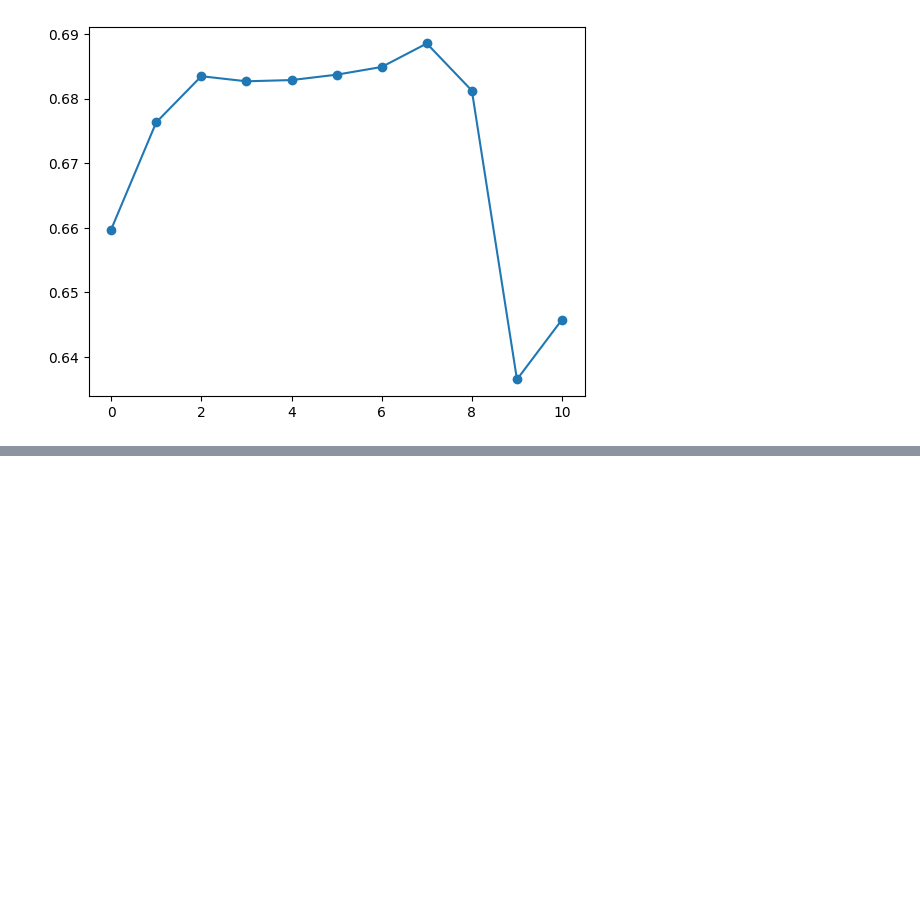
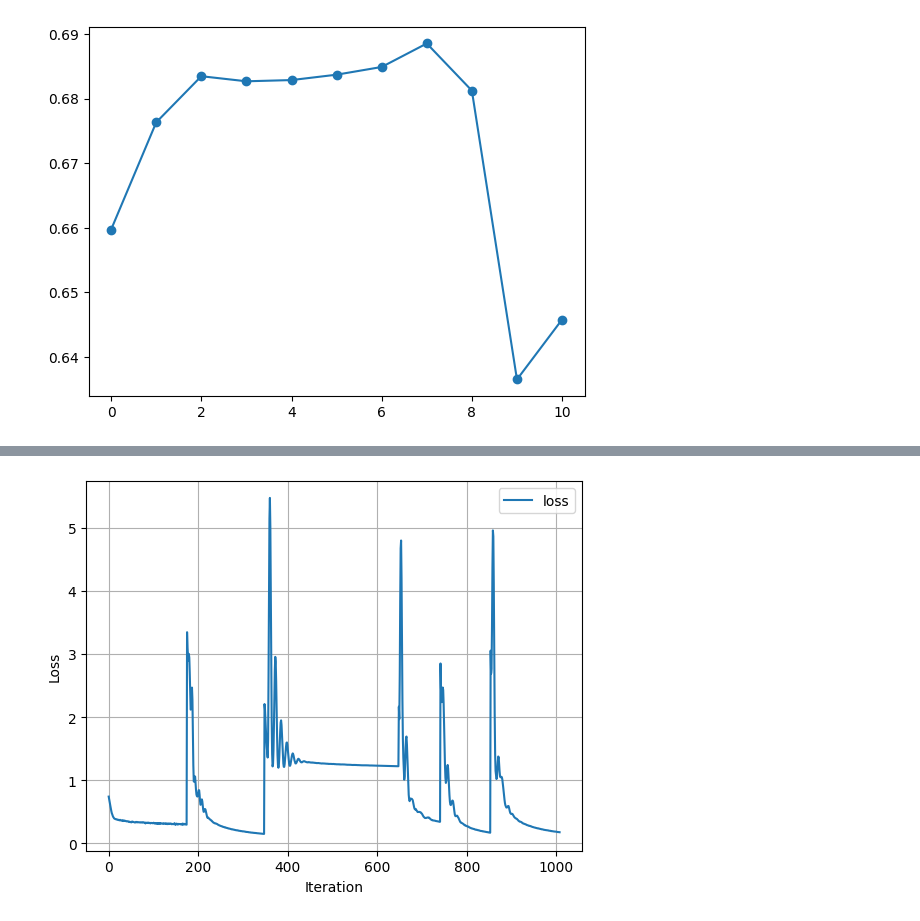
Before and after one commit to Fuyao233/Graph_pseudo_labeling, a Jupyter notebook: data_visualization.ipynb, the cells around one changed output, grey strips where cells are left out. Saved outputs shown, nothing was run; the diff lists cells and outputs as text; code cells hidden in the pictures; blank space fills up the shorter version.

```diff
--- a/data_visualization.ipynb
+++ b/data_visualization.ipynb
@@ -279,0 +333,23 @@ array([0., 0., 0., 0., 0., 0., 0., 0., 0., 0., 0., 0., 0., 0., 0., 0., 0.,
+# %%
+# 2.24 数据可视化
+import numpy as np
+import os
+import matplotlib.pyplot as plt
+
+A = np.load('utils_data/ourModel2_0.8_yelp-chi/loss.npy')
+# B = np.load('utils_data/ourModel2_0.8_yelp-chi/metric.npy')
+# B = np.load('utils_data/ourModel2_0.8_yelp-chi/n_edge_pseudolabel_list.npy')
+# C = np.load('utils_data/ourModel2_0.8_yelp-chi/n_edge_pseudolabel_list.npy')
+# GCN_base = np.array([0.569,]*6)
+plt.plot(A[:,0]+A[:,1], label="loss")
+# plt.plot(B, label="AUC score")
+# plt.plot(B, 'o-', label="threshold=0.8")
+# plt.plot(C, 'o-', label="threshold=0.9")
+plt.legend()
+plt.ylabel('Loss')
+plt.xlabel('Iteration')
+plt.grid(True)
+plt.show()
+# plt.plot(GCN_base, label="GCN", linestyle='--')
+# %% [output]
+[figure, added]
```
Also changed, not shown: parts of 8 cells of this notebook, 5 other files.
